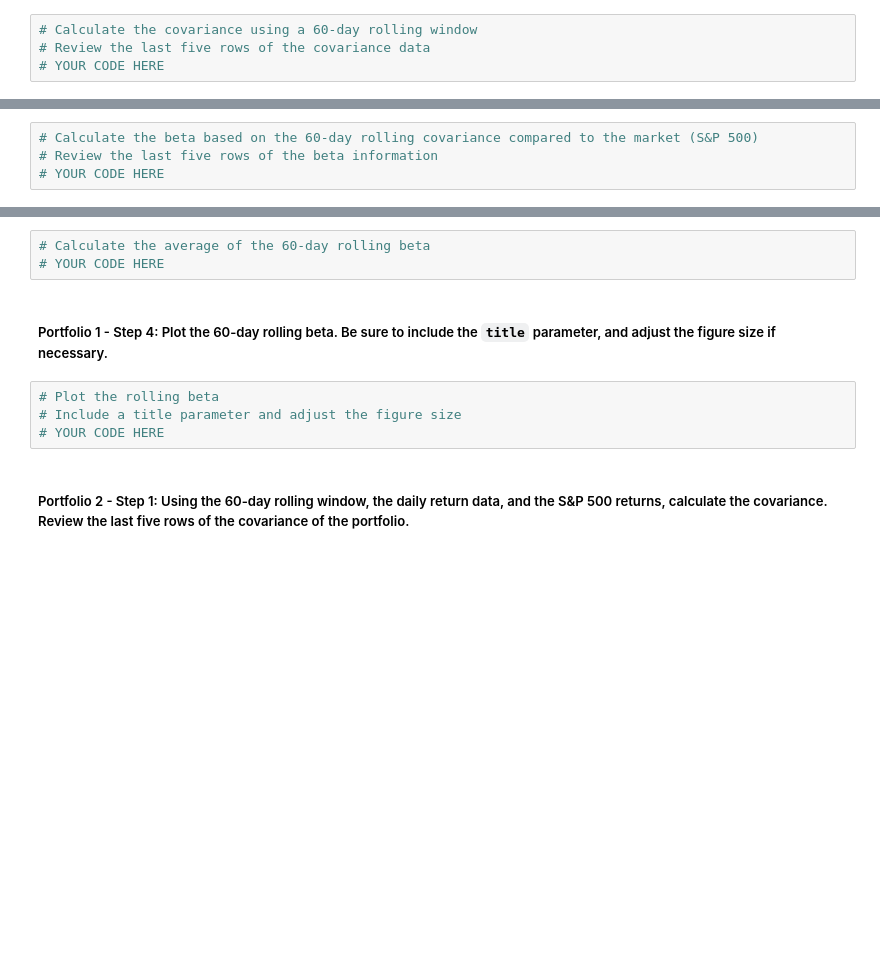
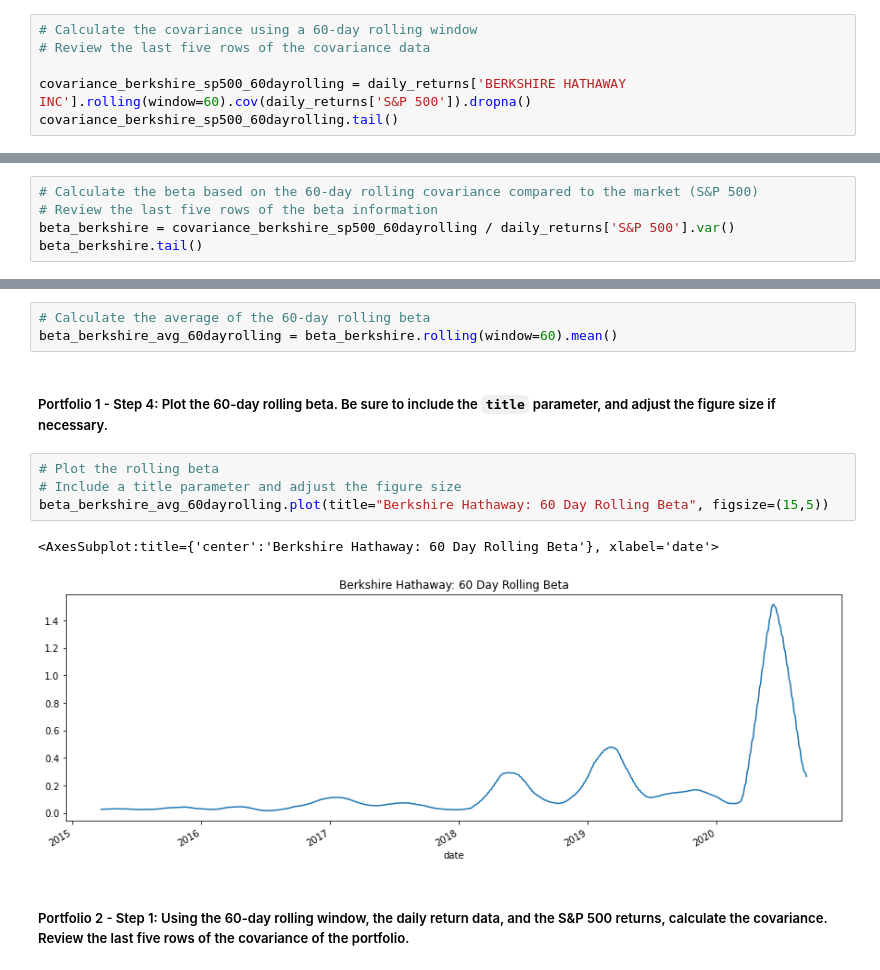
Before and after one commit to msashokkumar/04_risk_return_analysis, a Jupyter notebook: risk_return_analysis.ipynb, the cells around one changed output, grey strips where cells are left out. Cells and saved outputs as stored; diff of their text form; blank space fills up the shorter version.

```diff
--- a/risk_return_analysis.ipynb
+++ b/risk_return_analysis.ipynb
@@ -353,4 +374,6 @@ Your analysis is nearing completion. Now, you need to evaluate how the portfolio
 # %%
 # Calculate the covariance using a 60-day rolling window
 # Review the last five rows of the covariance data
-# YOUR CODE HERE
+
+covariance_berkshire_sp500_60dayrolling = daily_returns['BERKSHIRE HATHAWAY INC'].rolling(window=60).cov(daily_returns['S&P 500']).dropna()
+covariance_berkshire_sp500_60dayrolling.tail()
@@ -359,4 +390,5 @@ Your analysis is nearing completion. Now, you need to evaluate how the portfolio
 # %%
 # Calculate the beta based on the 60-day rolling covariance compared to the market (S&P 500)
 # Review the last five rows of the beta information
-# YOUR CODE HERE
+beta_berkshire = covariance_berkshire_sp500_60dayrolling / daily_returns['S&P 500'].var()
+beta_berkshire.tail()
@@ -364,13 +404,16 @@ Your analysis is nearing completion. Now, you need to evaluate how the portfolio
 ##### Portfolio 1 - Step 3: Use the Pandas `mean` function to calculate the average value of the 60-day rolling beta of the portfolio.
 # %%
 # Calculate the average of the 60-day rolling beta
-# YOUR CODE HERE
+beta_berkshire_avg_60dayrolling = beta_berkshire.rolling(window=60).mean()
 # %% [markdown]
 ##### Portfolio 1 - Step 4: Plot the 60-day rolling beta. Be sure to include the `title` parameter, and adjust the figure size if necessary.
 # %%
 # Plot the rolling beta
 # Include a title parameter and adjust the figure size
-# YOUR CODE HERE
+beta_berkshire_avg_60dayrolling.plot(title="Berkshire Hathaway: 60 Day Rolling Beta", figsize=(15,5))
+# %% [output]
+<AxesSubplot:title={'center':'Berkshire Hathaway: 60 Day Rolling Beta'}, xlabel='date'>
+[figure, added]
 # %% [markdown]
 ##### Portfolio 2 - Step 1: Using the 60-day rolling window, the daily return data, and the S&P 500 returns, calculate the covariance. Review the last five rows of the covariance of the portfolio.
 # %%
```
Also changed, not shown: parts of 15 cells of this notebook.
